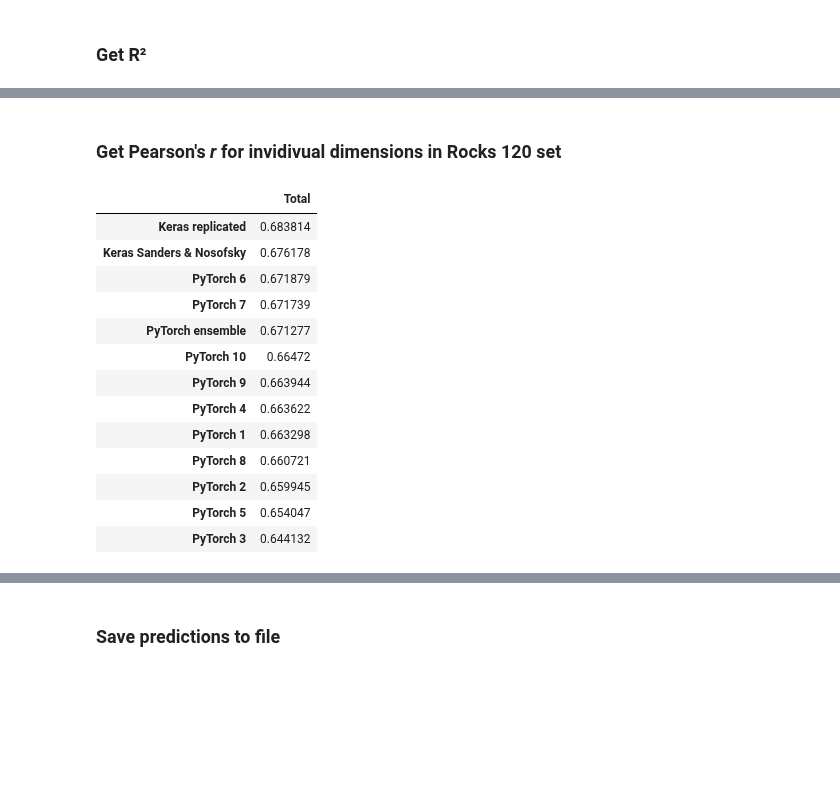
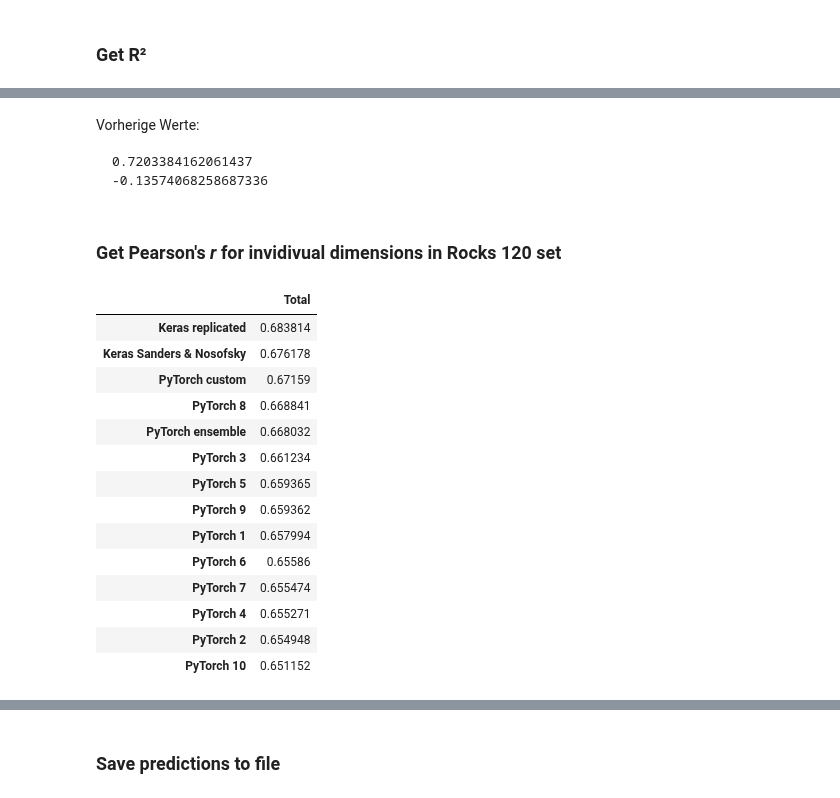
Before and after one commit to dominikpegler/mds_cnn, a Jupyter notebook: sanders_nosofsky_2020/fit_ensemble_pytorch.ipynb, the cells around one changed output, grey strips where cells are left out. Cells and saved outputs as stored; diff of their text form; code cells hidden in the pictures; blank space fills up the shorter version.

Commit message:
new ensemble added

```diff
--- a/sanders_nosofsky_2020/fit_ensemble_pytorch.ipynb
+++ b/sanders_nosofsky_2020/fit_ensemble_pytorch.ipynb
@@ -98,7 +98,7 @@ def train_model(model, dataloaders, criterion, optimizer, num_epochs=14, is_ince
 
     r2score = R2Score(num_outputs=8).to(device)
 
-    early_stopping = EarlyStopping(20)
+    early_stopping = EarlyStopping(25)
 
     for epoch in range(num_epochs):
         print(f'Epoch {str(epoch + 1).rjust(len(str(num_epochs)))}/{num_epochs}', end=": ")
@@ -239,7 +239,7 @@ def get_criterion(loss_name):
         raise Exception("No valid loss_name entered!")
 
 
-def load_pretrained_model(e=None, model_type=None):
+def load_pretrained_model(stage="intermediate", e=None, model_type=None):
 
     if (model_type == None) | (model_type == "resnet"):
         model = models.resnet50()
@@ -252,11 +252,11 @@ def load_pretrained_model(e=None, model_type=None):
 
     if model_type == None:
         if e == None:
-            checkpoint = torch.load(CHECKPOINTS + f'state_dict_intermediate_model.pt', map_location=device)
+            checkpoint = torch.load(CHECKPOINTS + f'{stage}_model.pt', map_location=device)
         else:
-            checkpoint = torch.load(CHECKPOINTS + f'state_dict_ensemble_model_{e+1}.pt', map_location=device)
+            checkpoint = torch.load(CHECKPOINTS + f'{stage}_model_{e}.pt', map_location=device)
     else:
-        checkpoint = torch.load(CHECKPOINTS + f'state_dict_intermediate_{model_type}.pt', map_location=device)
+        checkpoint = torch.load(CHECKPOINTS + f'{stage}_{model_type}.pt', map_location=device)
 
     model.load_state_dict(checkpoint)
 
@@ -334,7 +334,7 @@ data_transforms = {
         #transforms.RandomAffine(degrees=360, translate=(0.2, 0.2), shear=(-16, 16, -16, 16), scale=(0.75, 1.)),
         transforms.RandomAffine(degrees=360, translate=(0.2, 0.2), shear=(-16, 16, -16, 16), scale=(0.8, 1.4)),
         transforms.ColorJitter(brightness=(.95, 1.05), contrast=(.9, 1.1), saturation=(0.95, 1.15)), # new
-        transforms.GaussianBlur(kernel_size=(1, 1), sigma=(.01, .5)), # new
+        #transforms.GaussianBlur(kernel_size=(1, 1), sigma=(.01, .5)), # new
         transforms.ToTensor(),
         transforms.Normalize([0.485, 0.456, 0.406], [0.229, 0.224, 0.225])
     ]),
@@ -754,12 +726,13 @@ test_loader = DataLoader(test_dataset, batch_size=1, shuffle=False, num_workers=
 # %%
 test_pred_ = []
 rocks_120_pred_ = []
-for e in range(n_ensemble):
-    model = load_pretrained_model(e)
+for e in range(1, n_ensemble+1):
+    model = load_pretrained_model("ensemble", e)
     pred = predict(model, test_loader)
     test_pred_.append(pred)
     rocks_120_pred_.append(predict(model, pred_loader, unlabeled=True))
 
+del model
 
 test_pred = np.mean(test_pred_, 0)
 rocks_120_pred = np.mean(rocks_120_pred_, 0)
@@ -789,40 +767,53 @@ print(r2_score(Y_120, rocks_120_pred))
+# %% [markdown]
+Vorherige Werte:
+
+    0.7203384162061437
+    -0.13574068258687336
 # %% [markdown]
 ### Get Pearson's *r* for invidivual dimensions in Rocks 120 set
 # %%
+m_i = [8, 3, 5, 8, 8] # add models to a custom ensemble
+
+###
+
+rocks_120_pred_custom = np.mean(rocks_120_pred_[[i-1 for i in m_i], :, :], 0)
+
 cnn_pred_file = "CNN Predictions/MDS Dimensions/cnn_predicted_mds_120.txt"
 cnn_pred = np.loadtxt(cnn_pred_file)
 
 cnn_keras_pred_file = "CNN Predictions/MDS Dimensions/cnn_keras_predicted_mds_120.txt"
 cnn_keras_pred = np.loadtxt(cnn_keras_pred_file)
 
 df_corr = pd.DataFrame(index=range(1,9))
 
 for dim in range(1, 9):
     df_corr.loc[dim, "Keras Sanders & Nosofsky"] = np.corrcoef(cnn_pred[:, dim-1], Y_120[:, dim-1]).min()
     df_corr.loc[dim, "Keras replicated"] = np.corrcoef(cnn_keras_pred[:, dim-1], Y_120[:, dim-1]).min()
     df_corr.loc[dim, "PyTorch ensemble"] = np.corrcoef(rocks_120_pred[:, dim-1], Y_120[:, dim-1]).min()
+    df_corr.loc[dim, "PyTorch custom"] = np.corrcoef(rocks_120_pred_custom[:, dim-1], Y_120[:, dim-1]).min()
     for i in range(len(rocks_120_pred_)):
         df_corr.loc[dim, f"PyTorch {i+1}"] = np.corrcoef(rocks_120_pred_[i, :, dim-1], Y_120[:, dim-1]).min()
 
 df_corr.loc["Total", :] = df_corr.mean(axis=0)
 df_corr["Best model"] = df_corr.columns[df_corr.values.argmax(axis=1)]
 
 df_corr.T[["Total"]].drop("Best model", axis=0).sort_values("Total", ascending=False)
 # %% [output]
 |  | Total |
 | Keras replicated | 0.683814 |
 | Keras Sanders & Nosofsky | 0.676178 |
-| PyTorch 6 | 0.671879 |
-| PyTorch 7 | 0.671739 |
-| PyTorch ensemble | 0.671277 |
-| PyTorch 10 | 0.66472 |
-| PyTorch 9 | 0.663944 |
-| PyTorch 4 | 0.663622 |
-| PyTorch 1 | 0.663298 |
-| PyTorch 8 | 0.660721 |
-| PyTorch 2 | 0.659945 |
-| PyTorch 5 | 0.654047 |
-| PyTorch 3 | 0.644132 |
+| PyTorch custom | 0.67159 |
+| PyTorch 8 | 0.668841 |
+| PyTorch ensemble | 0.668032 |
+| PyTorch 3 | 0.661234 |
+| PyTorch 5 | 0.659365 |
+| PyTorch 9 | 0.659362 |
+| PyTorch 1 | 0.657994 |
+| PyTorch 6 | 0.65586 |
+| PyTorch 7 | 0.655474 |
+| PyTorch 4 | 0.655271 |
+| PyTorch 2 | 0.654948 |
+| PyTorch 10 | 0.651152 |
 # %%
 df_corr
 # %% [output]
```
Also changed, not shown: parts of 11 cells of this notebook.
